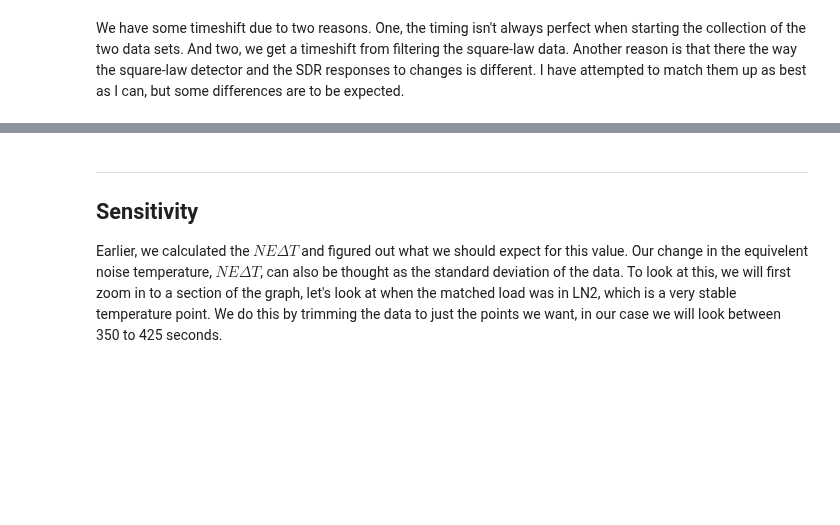
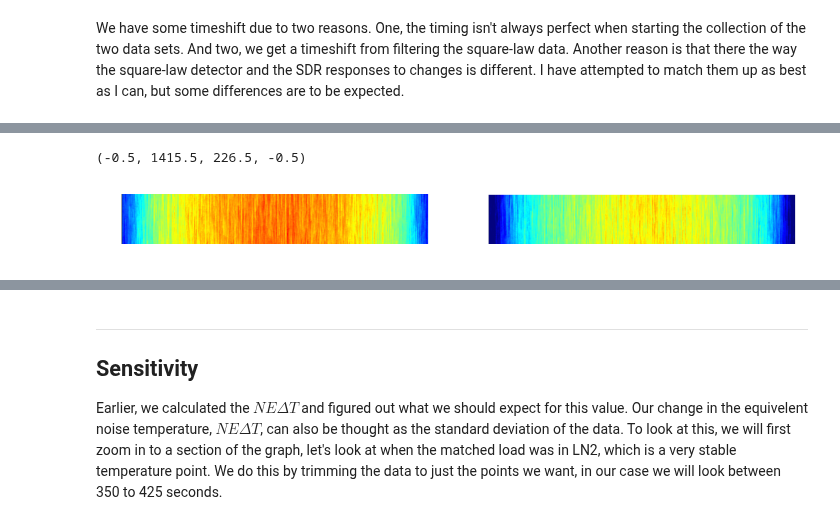
Before and after one commit to matgyver/Radiometer-SDR-Thesis, a Jupyter notebook: Experiments/Exp1/radiometer_experiment_1.ipynb, the cells around one changed output, grey strips where cells are left out. Cells and saved outputs as stored; diff of their text form; code cells hidden in the pictures; blank space fills up the shorter version.

```diff
--- a/Experiments/Exp1/radiometer_experiment_1.ipynb
+++ b/Experiments/Exp1/radiometer_experiment_1.ipynb
@@ -303,0 +327,17 @@ cm = m(g)
+# %%
+plt.rcParams['figure.figsize'] = (17,8)
+fig, (ax_a, ax_b) = plt.subplots(1, 2)
+#fig, ax2 = plt.subplots(figsize=(18,3), dpi=300)
+img=mpimg.imread('icewater_waterfall_crop.png')
+img2=mpimg.imread('LN2_waterfall_crop.png')
+ax_a.axis('off')
+ax_a.imshow(img)
+ax_b.imshow(img2);
+ax_b.axis('off')
+#imgplot = plt.imshow(img)
+#imgplot = ax2.imshow(img2)
+#plt.axis('off')
+#colorbar()
+# %% [output]
+(-0.5, 1415.5, 226.5, -0.5)
+[figure, added]
```
Also changed, not shown: parts of 20 cells of this notebook, 48 other files.
